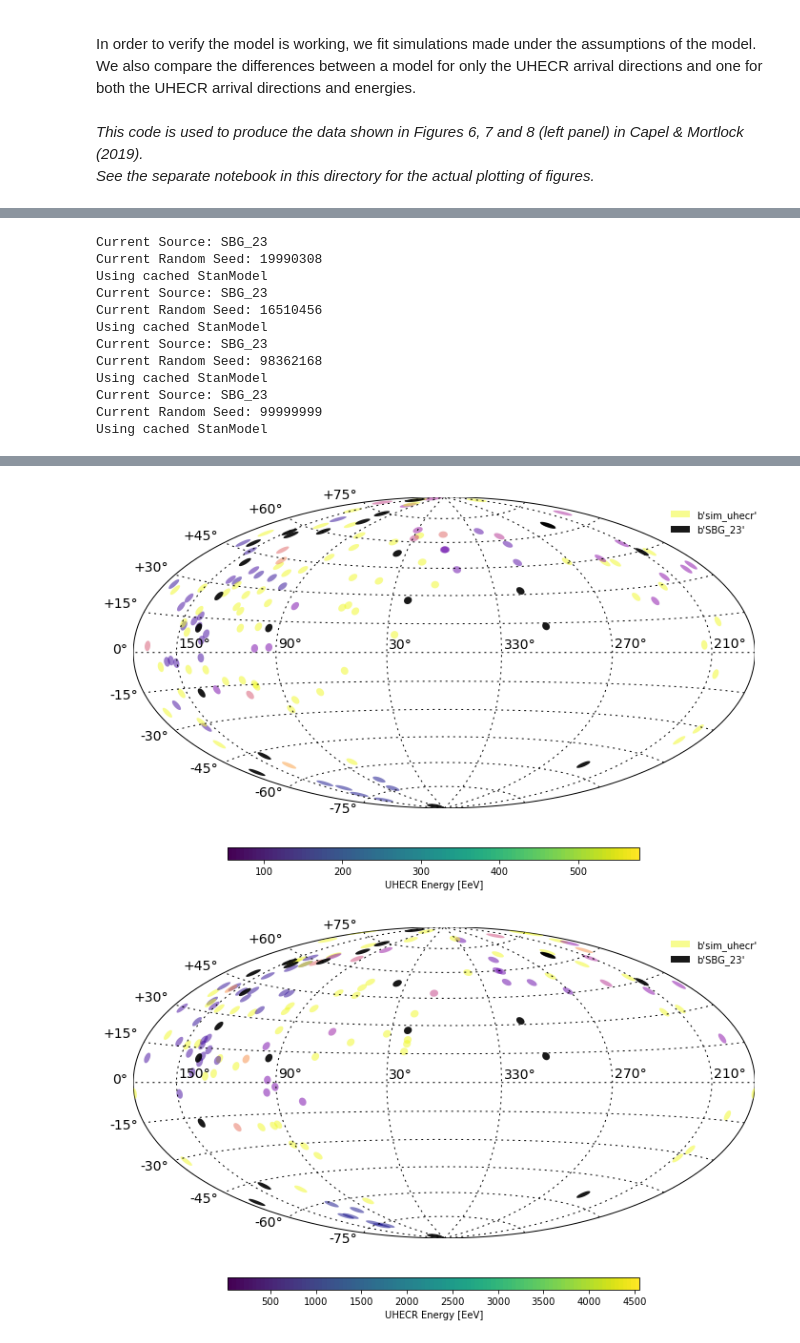
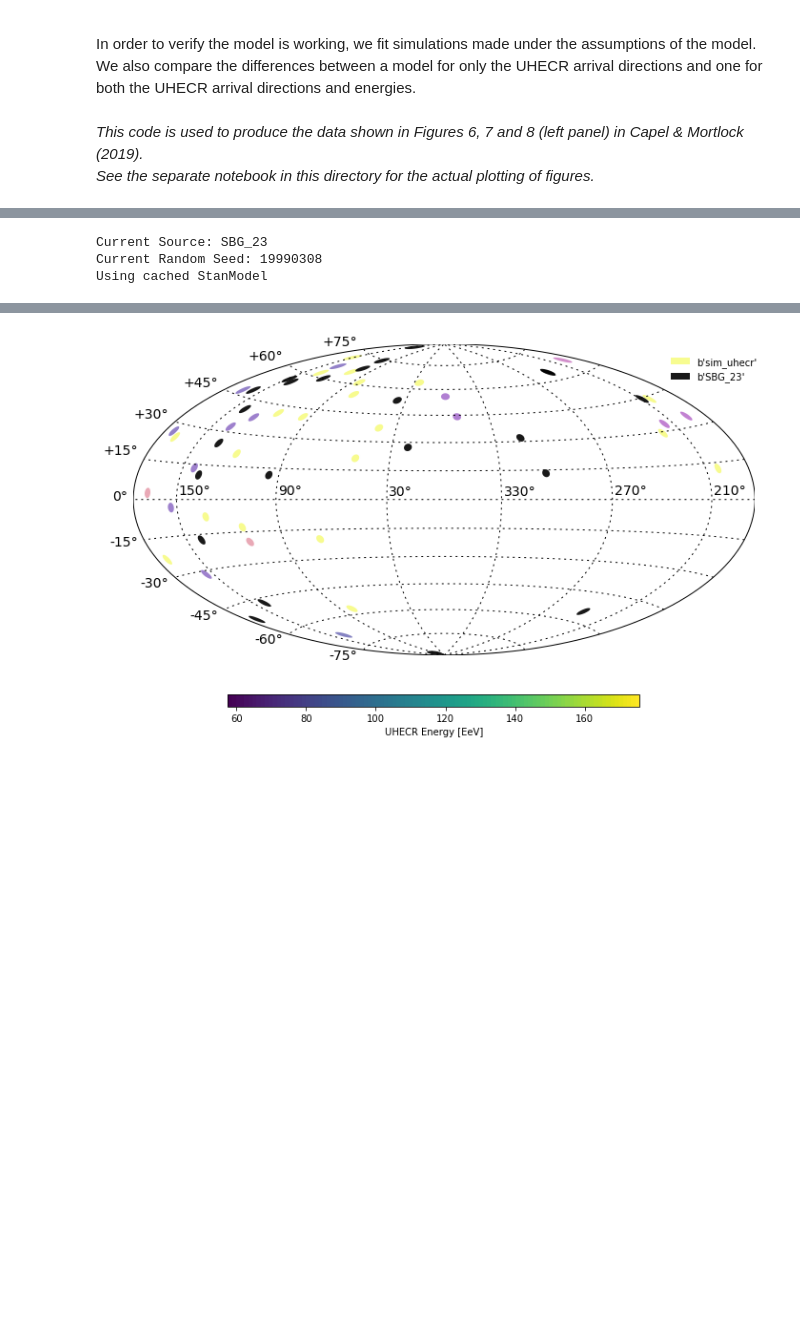
Before and after one commit to cescalara/uhecr_model, a Jupyter notebook: checks/random_seed/run_simulation.ipynb, the cells around one changed output, grey strips where cells are left out. Cells and saved outputs as stored; diff of their text form; code cells hidden in the pictures; blank space fills up the shorter version.

```diff
--- a/checks/random_seed/run_simulation.ipynb
+++ b/checks/random_seed/run_simulation.ipynb
@@ -37,16 +37,16 @@ detector_type = "TA2015"
 # detector_type = "auger2014"
 
 # set of random seeds
-random_seeds = [19990308, 16510456, 98362168, 99999999]
+# random_seeds = [19990308, 16510456, 98362168, 99999999]
 # random_seeds = [96532384, 26842266, 15879324, 77777777]
-# random_seeds = [19990308]
+random_seeds = [19990308]
 
 # flag to control showing plots or not
 show_plot = True
 
 # exposure factor
 # exp_factors = [1., 5., 10., 100.]
-exp_factor = 7.
+exp_factor = 1.
 # %%
 '''set detector and detector properties'''
 if detector_type == "TA2015":
@@ -277,7 +235,8 @@ for source_type in source_types:
         analysis.use_tables(table_file)
 
         # Fit the Stan model
-        fit = analysis.fit_model(chains = 16, iterations = 750, seed = random_seed, warmup=200)
+        # fit = analysis.fit_model(chains = 16, iterations = 750, seed = random_seed, warmup=200)
+        fit = analysis.fit_model(chains = 4, iterations = 2000, seed = random_seed, warmup=None)
 
         # Save to analysis file
         analysis.save()
@@ -285,12 +244,3 @@ for source_type in source_types:
 Current Source: SBG_23
 Current Random Seed: 19990308
 Using cached StanModel
-Current Source: SBG_23
-Current Random Seed: 16510456
-Using cached StanModel
-Current Source: SBG_23
-Current Random Seed: 98362168
-Using cached StanModel
-Current Source: SBG_23
-Current Random Seed: 99999999
-Using cached StanModel
@@ -297,2 +249 @@ Using cached StanModel
-[figure, old version]
+[figure, new version]
-[figure, removed]
```
Also changed, not shown: parts of 3 cells of this notebook, 34 other files.
